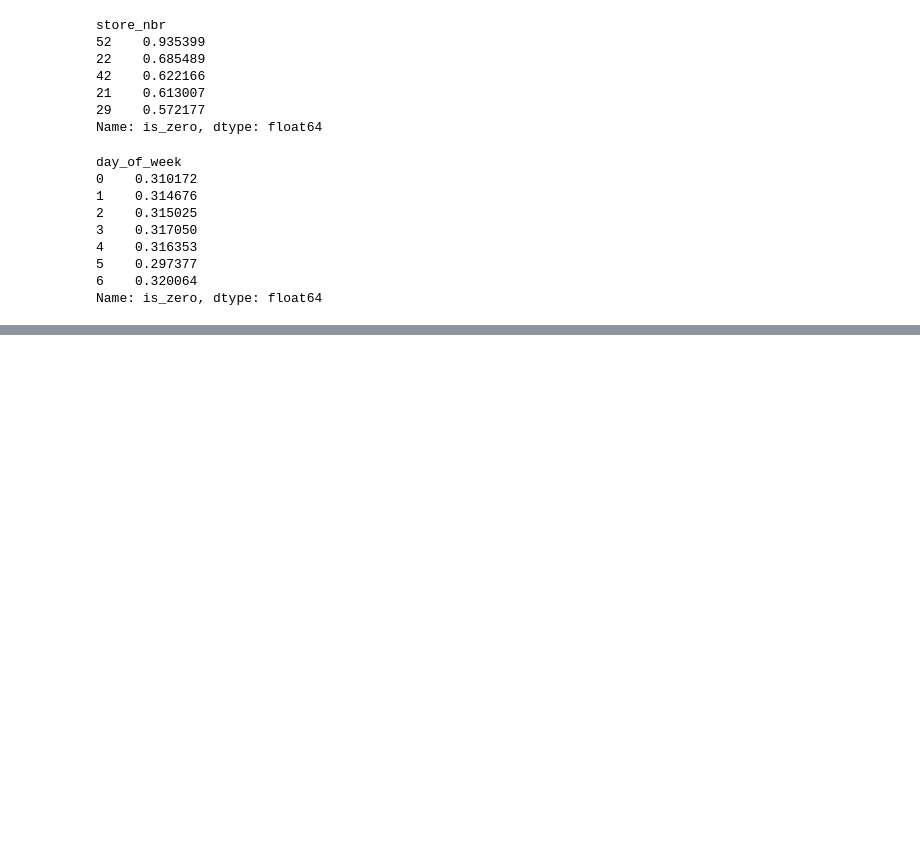
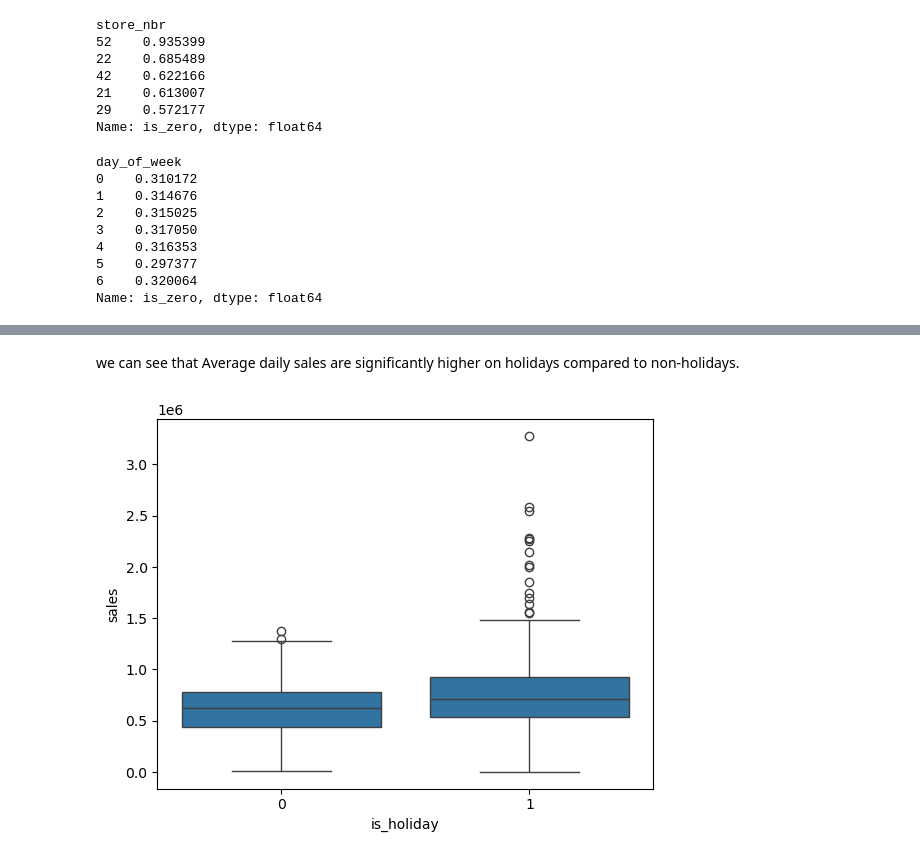
Before and after one commit to tharmpholsri/store-sales-forecasting, a Jupyter notebook: EDA.ipynb, the cells around one changed output, grey strips where cells are left out. Saved outputs shown, nothing was run; the diff lists cells and outputs as text; code cells hidden in the pictures; blank space fills up the shorter version.

```diff
--- a/EDA.ipynb
+++ b/EDA.ipynb
@@ -584,0 +736,7 @@ Name: is_zero, dtype: float64
+# %% [markdown]
+we can see that Average daily sales are significantly higher on holidays compared to non-holidays.
+# %%
+sns.boxplot(x="is_holiday", y="sales", data=daily)
+plt.show()
+# %% [output]
+[figure, added]
```
Also changed, not shown: parts of 38 cells of this notebook.
